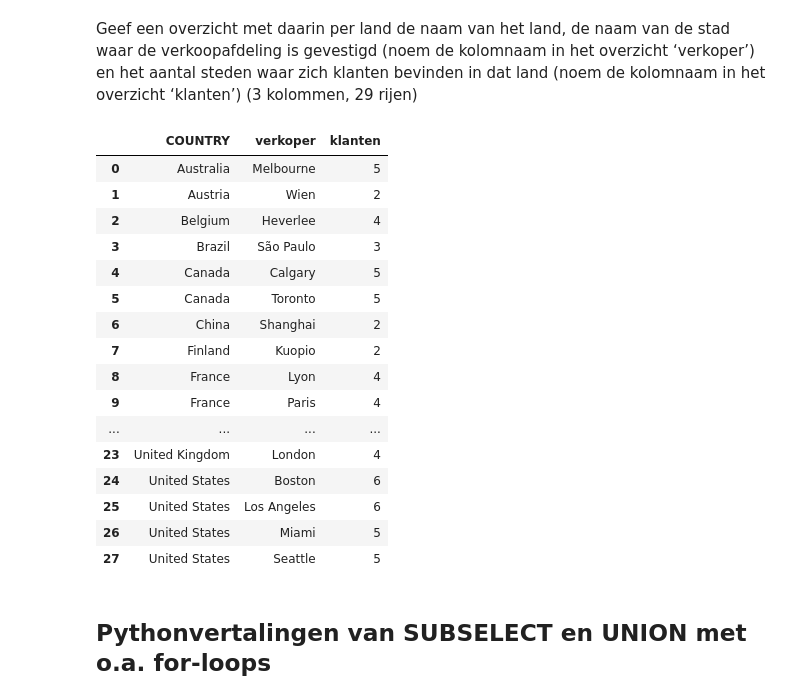
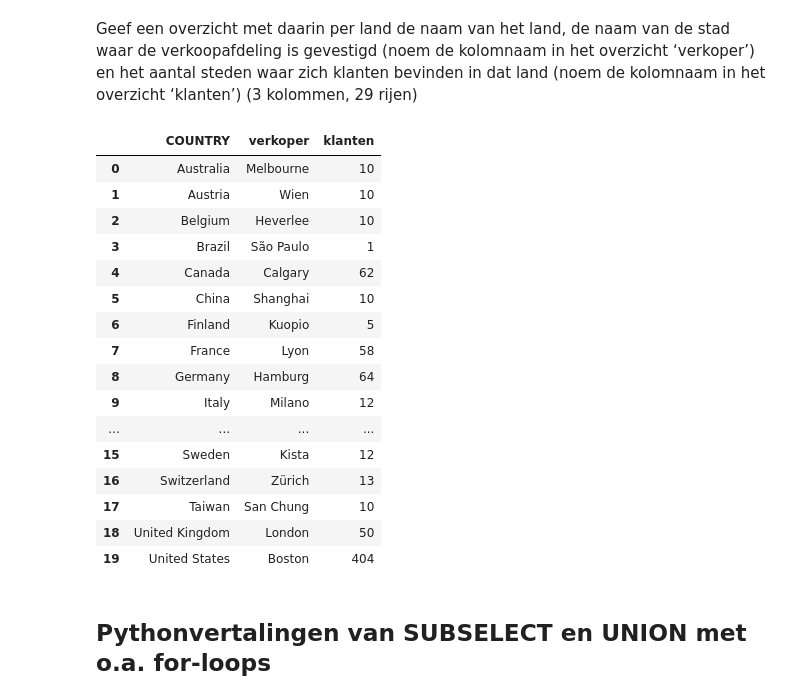
Before and after one commit to Milanvh1/DEDS_Portfolio, a Jupyter notebook: Practicum_2.3_Opdrachten.ipynb, the cells around one changed output. Cells and saved outputs as stored; diff of their text form; code cells hidden in the pictures.

```diff
--- a/Practicum_2.3_Opdrachten.ipynb
+++ b/Practicum_2.3_Opdrachten.ipynb
@@ -440,31 +440,28 @@ merged_sales_staff_sales_branch_and_sales_targetdata
 |  | FIRST_NAME | LAST_NAME | min | max |
 # %% [markdown]
 Geef een overzicht met daarin per land de naam van het land, de naam van de stad waar de verkoopafdeling is gevestigd (noem de kolomnaam in het overzicht ‘verkoper’) en het aantal steden waar zich klanten bevinden in dat land (noem de kolomnaam in het overzicht ‘klanten’) (3 kolommen, 29 rijen)
-# %%
-merged_country_retailer_site = pd.merge(country, sales_branch).merge(sales_staff)
-
-merged_country_retailer_site = merged_country_retailer_site.groupby(['COUNTRY', 'CITY'], as_index=False)['CITY'].agg(['count'])
-merged_country_retailer_site = merged_country_retailer_site.rename(columns={'CITY': 'verkoper', 'count': 'klanten'})
-
-merged_country_retailer_site
-# %% [output]
-|  | COUNTRY | verkoper | klanten |
-| 0 | Australia | Melbourne | 5 |
-| 1 | Austria | Wien | 2 |
-| 2 | Belgium | Heverlee | 4 |
-| 3 | Brazil | São Paulo | 3 |
-| 4 | Canada | Calgary | 5 |
-| 5 | Canada | Toronto | 5 |
-| 6 | China | Shanghai | 2 |
-| 7 | Finland | Kuopio | 2 |
-| 8 | France | Lyon | 4 |
-| 9 | France | Paris | 4 |
-| ... | ... | ... | ... |
-| 23 | United Kingdom | London | 4 |
-| 24 | United States | Boston | 6 |
-| 25 | United States | Los Angeles | 6 |
-| 26 | United States | Miami | 5 |
-| 27 | United States | Seattle | 5 |
+# %%
+merged_country_and_sales_branch = pd.merge(country, sales_branch, left_on= 'COUNTRY_CODE', how= 'inner', right_on='COUNTRY_CODE')
+merged_country_sales_branch_and_retailer_site = pd.merge(merged_country_and_sales_branch, retailer_site, left_on= 'COUNTRY_CODE', how='inner', right_on='COUNTRY_CODE')
+merged_country_sales_branch_and_retailer_site.groupby(['COUNTRY'], as_index=False).agg(verkoper =('CITY_x', 'first'), klanten = ('CITY_y', 'count'))
+# %% [output]
+|  | COUNTRY | verkoper | klanten |
+| 0 | Australia | Melbourne | 10 |
+| 1 | Austria | Wien | 10 |
+| 2 | Belgium | Heverlee | 10 |
+| 3 | Brazil | São Paulo | 1 |
+| 4 | Canada | Calgary | 62 |
+| 5 | China | Shanghai | 10 |
+| 6 | Finland | Kuopio | 5 |
+| 7 | France | Lyon | 58 |
+| 8 | Germany | Hamburg | 64 |
+| 9 | Italy | Milano | 12 |
+| ... | ... | ... | ... |
+| 15 | Sweden | Kista | 12 |
+| 16 | Switzerland | Zürich | 13 |
+| 17 | Taiwan | San Chung | 10 |
+| 18 | United Kingdom | London | 50 |
+| 19 | United States | Boston | 404 |
 # %% [markdown]
 ## Pythonvertalingen van SUBSELECT en UNION met o.a. for-loops
 # %% [markdown]
```
